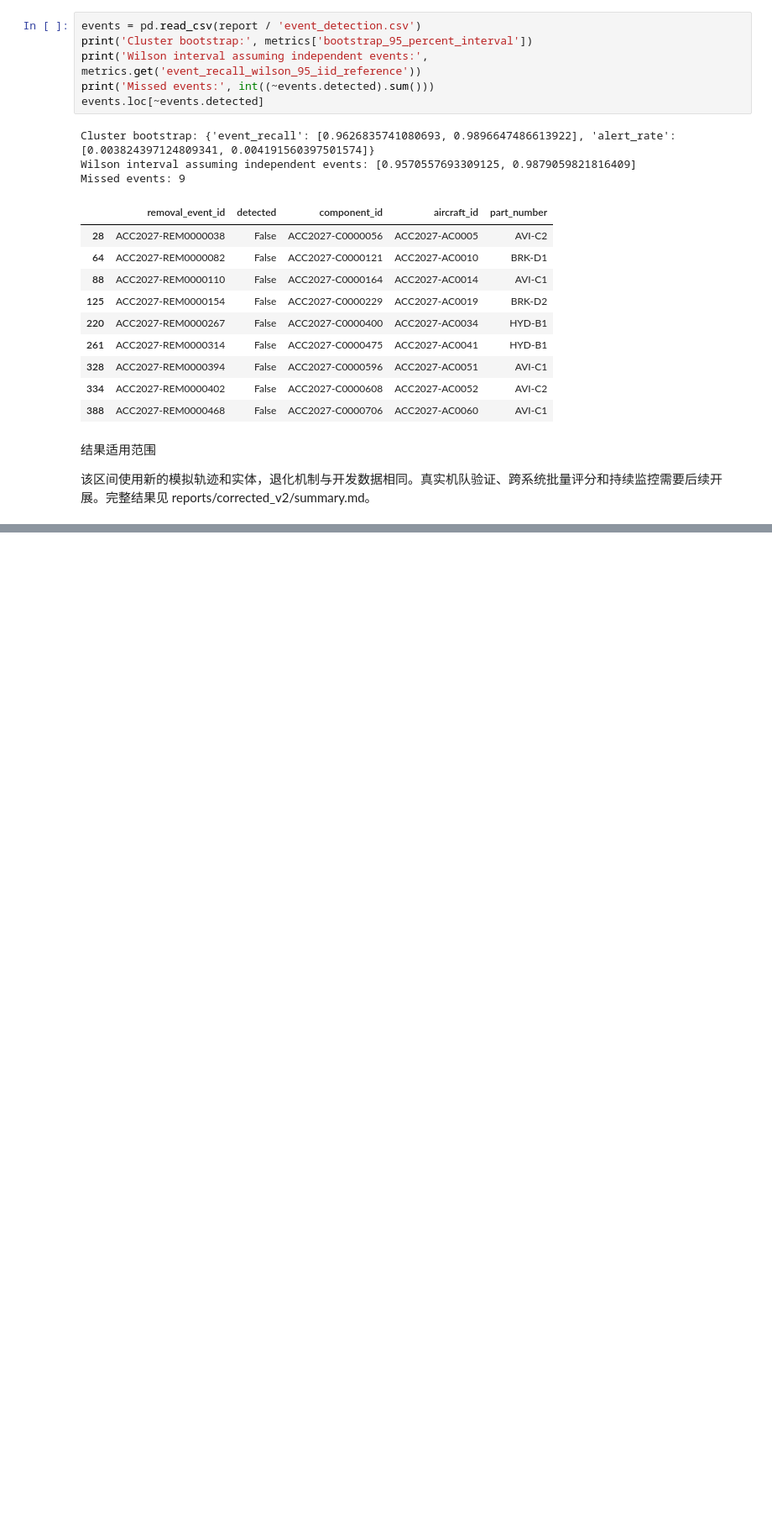
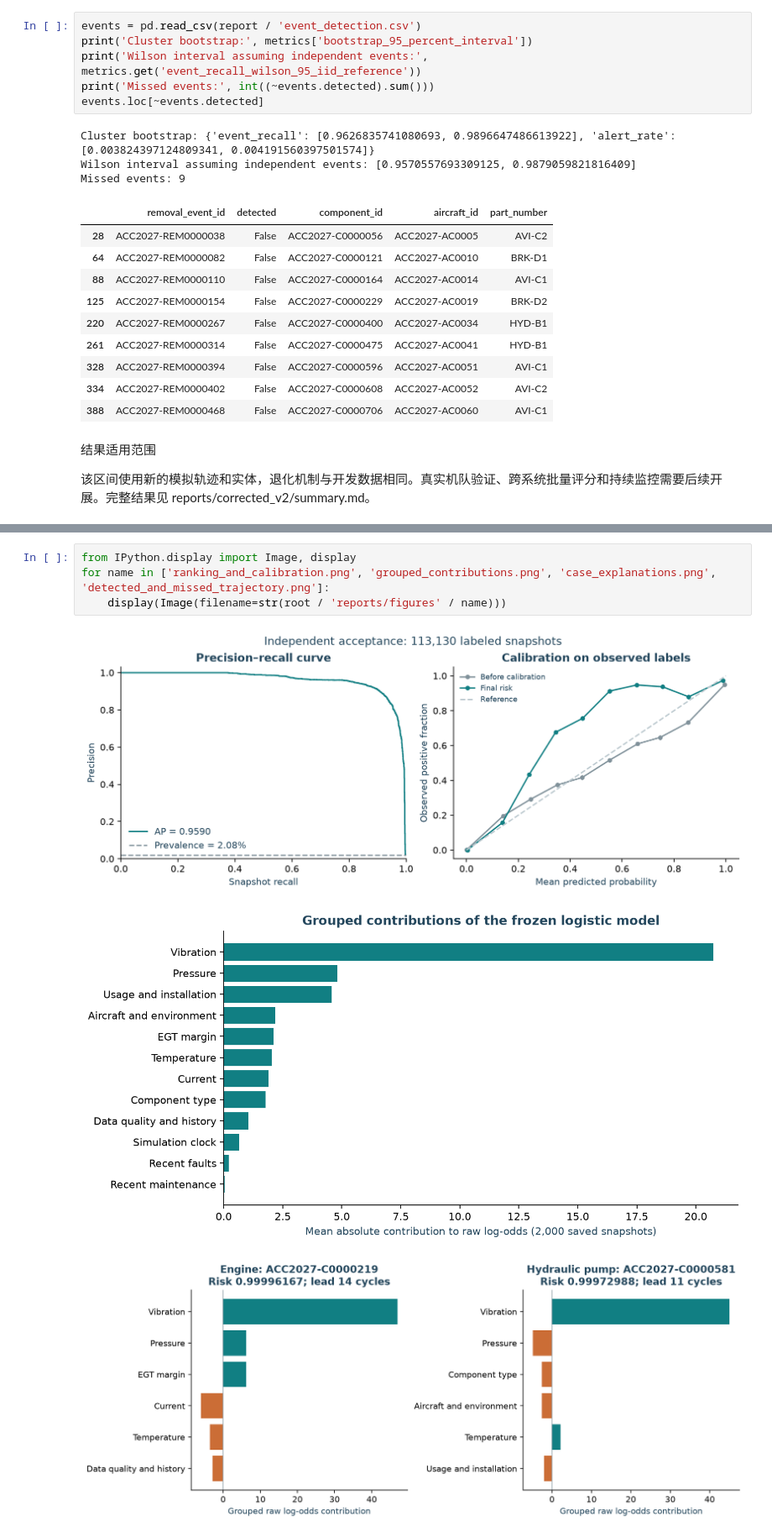
Before and after one commit to wizounovziki/ML-solution-for-aircraft, a Jupyter notebook: notebooks/independent_acceptance_2027.ipynb, the cells around one changed output, grey strips where cells are left out. Shown at 84% size. Cells and saved outputs as stored; diff of their text form; blank space fills up the shorter version.

Commit message:
Restore illustrated submission report and organize project artifacts

```diff
--- a/notebooks/independent_acceptance_2027.ipynb
+++ b/notebooks/independent_acceptance_2027.ipynb
@@ -97,0 +104,8 @@ Missed events: 9
+# %%
+from IPython.display import Image, display
+for name in ['ranking_and_calibration.png', 'grouped_contributions.png', 'case_explanations.png', 'detected_and_missed_trajectory.png']:
+    display(Image(filename=str(root / 'reports/figures' / name)))
+# %% [output]
+[figure, added]
+[figure, added]
+[figure, added]
```
Also changed, not shown: parts of 6 cells of this notebook, 33 other files.
